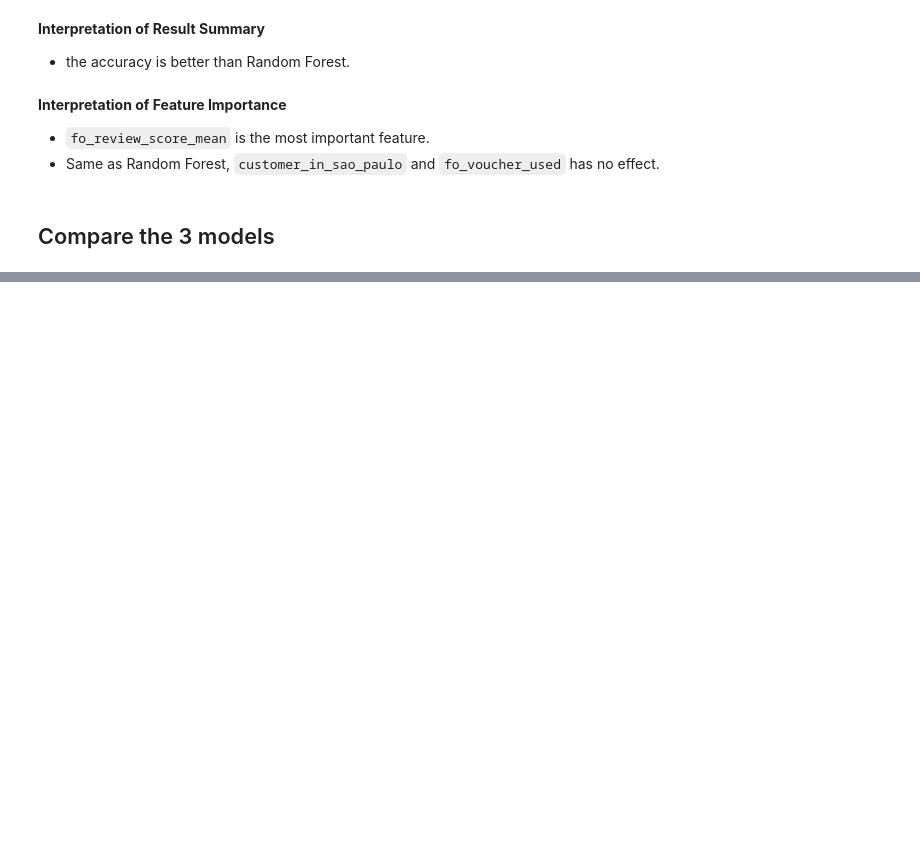
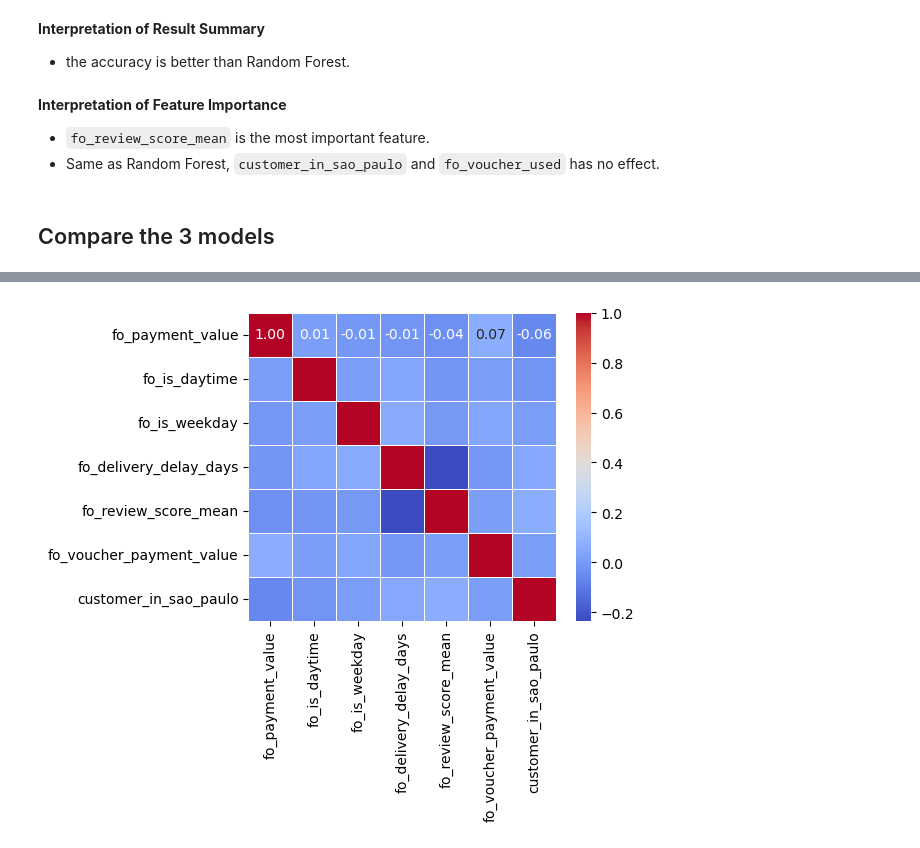
Before and after one commit to Yuki-bach/marketing, a Jupyter notebook: notebooks/classify_repeaters.ipynb, the cells around one changed output, grey strips where cells are left out. Saved outputs shown, nothing was run; the diff lists cells and outputs as text; code cells hidden in the pictures; blank space fills up the shorter version.

```diff
--- a/notebooks/classify_repeaters.ipynb
+++ b/notebooks/classify_repeaters.ipynb
@@ -424,0 +479,8 @@ First, the performance of LogisticRegression is lower compared to the other two,
+# %%
+corr_r = df_numeric_r.corr()
+
+plt.figure(figsize=(5, 4))
+sns.heatmap(corr_r, annot=True, fmt=".2f", cmap='coolwarm', square=True, linewidths=.5)
+plt.show()
+# %% [output]
+[figure, added]
```
Also changed, not shown: parts of 15 cells of this notebook.
